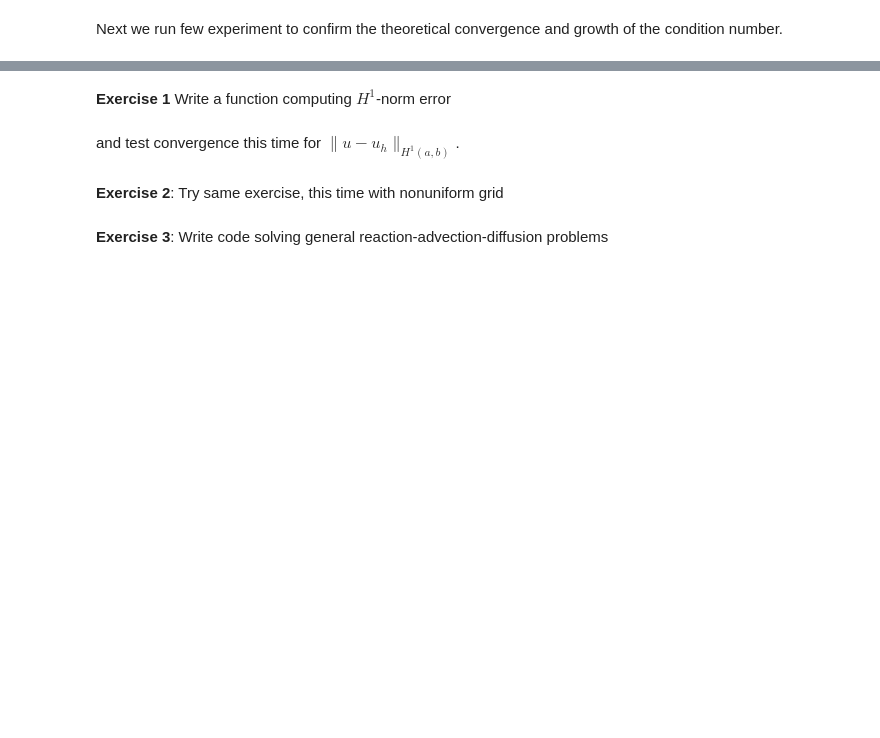
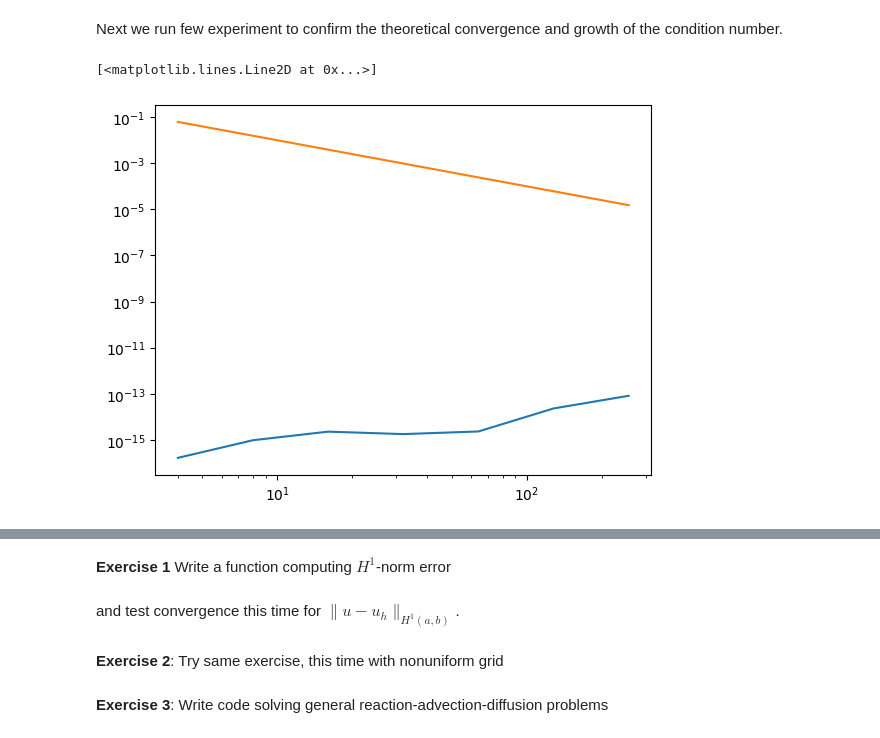
Before and after one commit to andreacangiani/NSPDE-ANA2024, a Jupyter notebook: Python/CP5_worked.ipynb, the cells around one changed output, grey strips where cells are left out. Saved outputs shown, nothing was run; the diff lists cells and outputs as text; code cells hidden in the pictures; blank space fills up the shorter version.

```diff
--- a/Python/CP5_worked.ipynb
+++ b/Python/CP5_worked.ipynb
@@ -222,23 +219,45 @@ print(max(abs(U-Uh)))
 Next we run few experiment to confirm the theoretical convergence and growth of the condition number.
 # %%
 # problem's data
+omega = [0,1]
+rhs = lambda x: np.sin(x)
+exact = lambda x: np.sin(x)
 
 # number of experiment
-no_experiments =
+no_experiments = 7
 # Initialise error vector
+Err = np.zeros(7)
+NN = np.zeros(7)
+Cond = np.zeros(7)
+
 
 # experiments loop
 for i in range(no_experiments):
   # double number of partitions
+  N = 2**(i+2)
+  NN[i] = N
+  n_qpoints = 5
 
   # call function computing FEM system
+  A, F = FEM1_1D_GAUSS(omega,N,n_qpoints,rhs)
+  apply_boundary_conditions(omega,N, A, F, exact)
 
   # solve
+  Uh = sp.linalg.spsolve(A,F)
 
   # condition number of Stiffness matrix
+  Cond[i] = np.linalg.cond(A.todense(),p=2)
 
   # Evaluate exact solution at grid nodes
+  vertices = mesh(omega,N)
+  U =exact(vertices)
 
   # Compute errors
-
-  # Plot error
+  Err[i] = max(abs(U-Uh))
+# %%
+# Plot error
+plt.loglog(NN,Err)
+plt.loglog(NN,NN**(-2))
+# %% [output]
+[<matplotlib.lines.Line2D at 0x...>]
+[figure, added]
```
Also changed, not shown: parts of 2 cells of this notebook.
